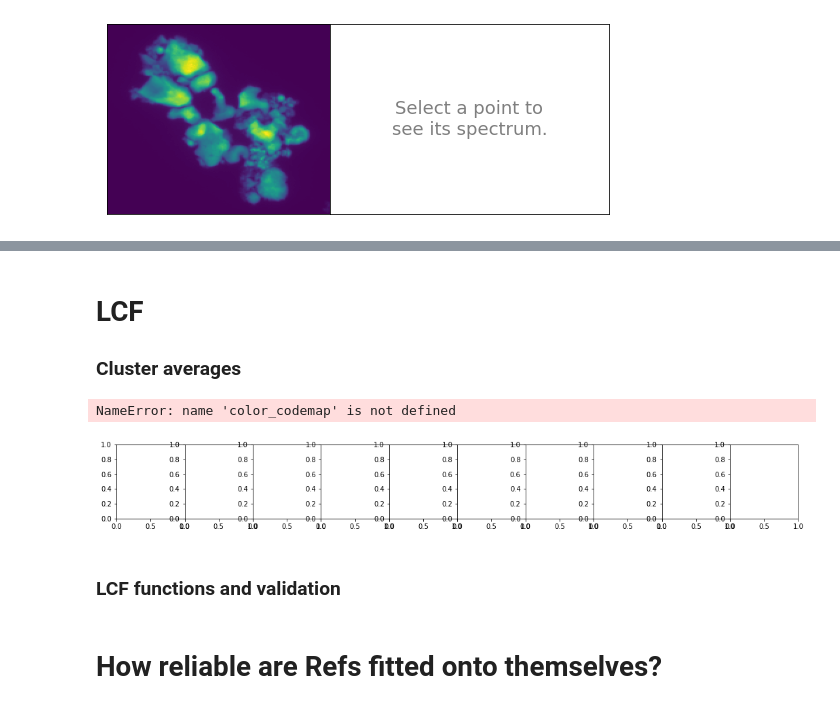
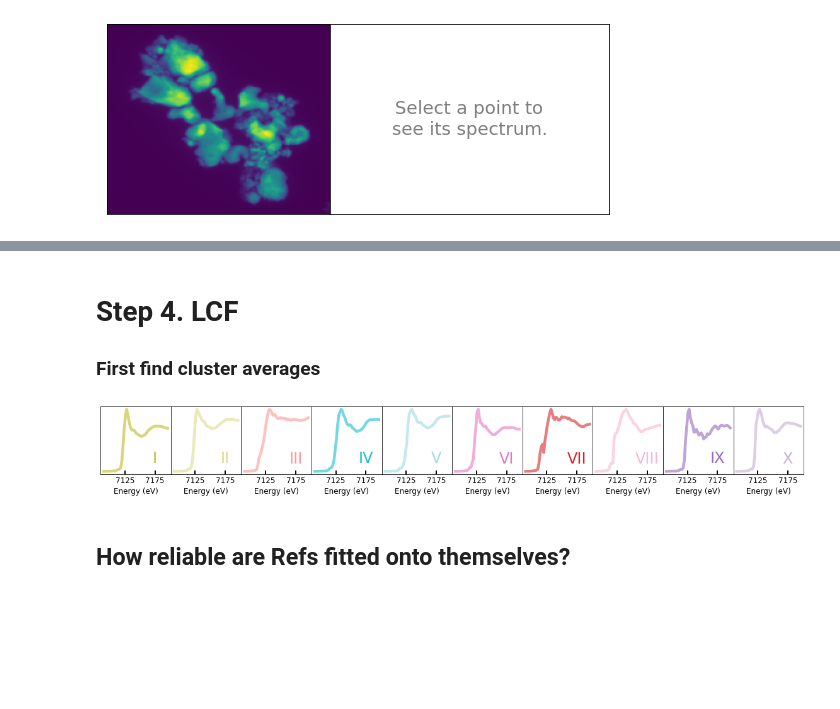
Before and after one commit to stetef/nano-XANES-microscopy-of-Fe, a Jupyter notebook: Visualization.ipynb, the cells around one changed output, grey strips where cells are left out. Cells and saved outputs as stored; diff of their text form; code cells hidden in the pictures; blank space fills up the shorter version.

Commit message:
refactored code and put util functions into py file

```diff
--- a/Visualization.ipynb
+++ b/Visualization.ipynb
@@ -427,4 +253,4 @@ plt.show()
 # %% [markdown]
-# LCF
+# Step 4. LCF
 
-### Cluster averages
+### First find cluster averages
@@ -440,21 +256,0 @@ cluster_avgs = {key: np.average(clusters[key], axis=0) for key in list(clusters.
-# %%
-fig, axes = plt.subplots(figsize=(18, 2), ncols=len(clusters))
-plt.subplots_adjust(wspace=0)
-
-for i, key in enumerate(list(cluster_avgs.keys())):
-    axes[i].plot(energy, cluster_avgs[key] / np.sum(cluster_avgs[key]),
-                 linewidth=4.5, alpha=0.6, c=plt.cm.tab20(color_codemap[key]))
-
-label_map = {0: 'I', 1: 'II', 2: 'III', 3: 'IV', 4: 'V', 5: 'VI', 6: 'VII', 7: 'VIII', 8: 'IX', 9: 'X'}
-for i, ax in enumerate(axes):
-    ax.tick_params(direction='in', width=2, length=6, labelsize=12)
-    ax.set_yticks([])
-    ax.set_xticks([7125, 7175])
-    ax.set_xlabel('Energy (eV)', fontsize=12)
-    ax.text(7175, 0.2 * ax.get_ylim()[1], label_map[i], fontsize=24, ha='center', va='center',
-            c=plt.cm.tab20(color_codemap[i]))
-# %% [output]
-NameError: name 'color_codemap' is not defined
-[figure, removed]
-# %% [markdown]
-### LCF functions and validation
@@ -612,4 +257,9 @@ def plot_recon_grid(energy, targets, subset_indices, subsets, coeffs, Ref_Data_d
+# %%
+cluster_avgs = get_cluster_avgs(normalized_spectra_dict, color_labels, dbscan_clustering)
+plot_cluster_avgs(energy, cluster_avgs, codemap)
+# %% [output]
+[figure, added]
 # %% [markdown]
-# How reliable are Refs fitted onto themselves?
+## How reliable are Refs fitted onto themselves?
 # %%
 make_scree_plot(Refs, threshold=.95, show_first_PC=False)
```
Also changed, not shown: parts of 57 cells of this notebook, 3 other files.
